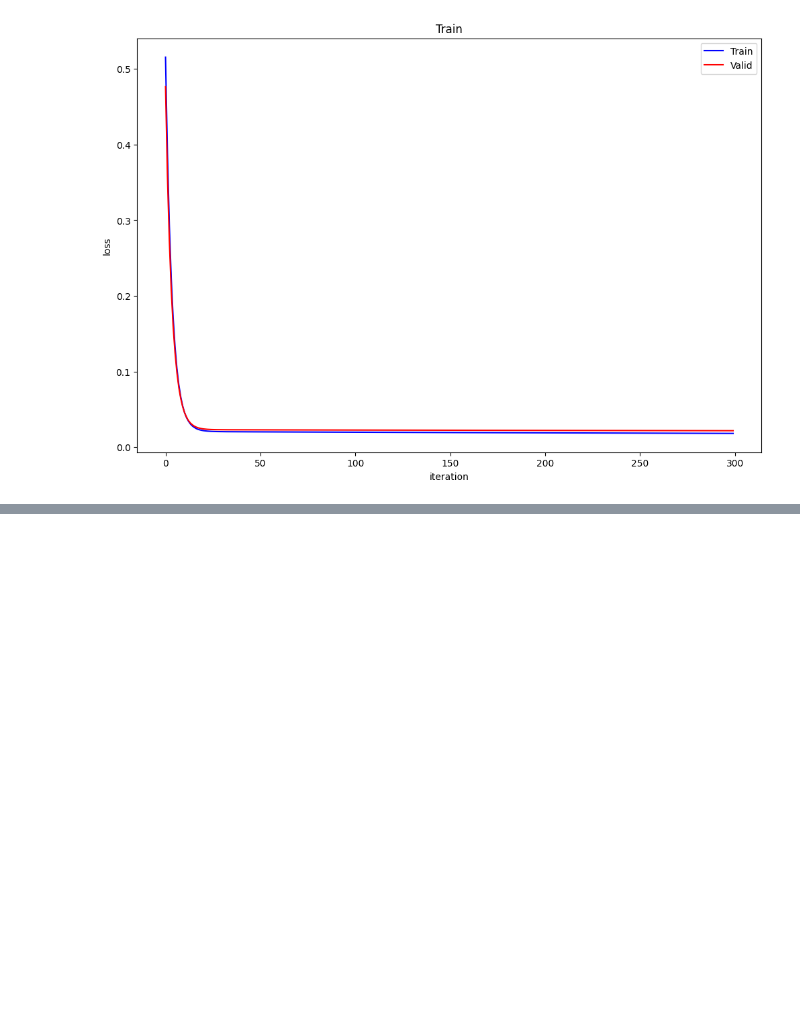
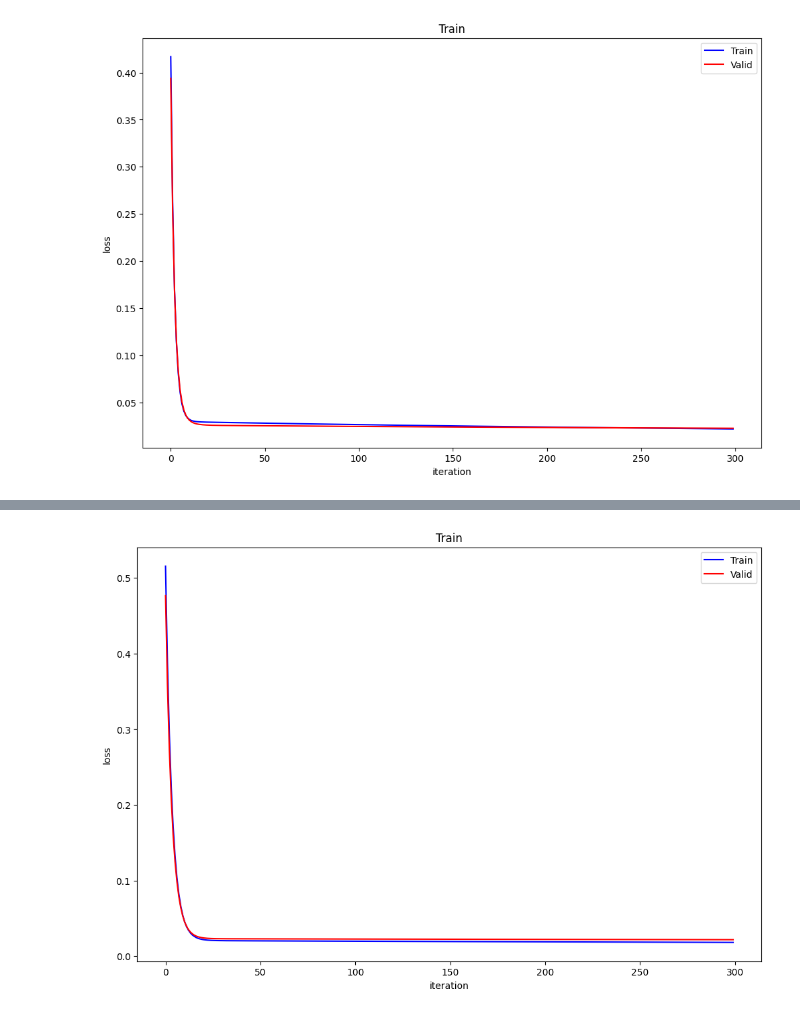
Before and after one commit to egd060708/machine-learning-experiment, a Jupyter notebook: experiment1/code/gradient.ipynb, the cells around one changed output, grey strips where cells are left out. Cells and saved outputs as stored; diff of their text form; code cells hidden in the pictures; blank space fills up the shorter version.

```diff
--- a/experiment1/code/gradient.ipynb
+++ b/experiment1/code/gradient.ipynb
@@ -140,31 +243,54 @@ mean_descent.getLoss_and_plot(iters)
 from sklearn.preprocessing import MinMaxScaler
 # student grade
 # # 选择把缺失的值填充为1
-# studata_train=pd.read_csv('../data/TrainSet.csv').fillna(0)
-# studata_test=pd.read_csv('../data/TestSet.csv').fillna(0)
+studata_train1=pd.read_csv('../data/TrainSet.csv').fillna(0)
+studata_test1=pd.read_csv('../data/TestSet.csv').fillna(0)
 # 选择忽略缺失的值
-studata_train=pd.read_csv('../data/TrainSet.csv').dropna()
-studata_test=pd.read_csv('../data/TestSet.csv').dropna()
+studata_train2=pd.read_csv('../data/TrainSet.csv').dropna()
+studata_test2=pd.read_csv('../data/TestSet.csv').dropna()
 
 # 这里实现了数据的归一化
-scaler=MinMaxScaler(feature_range=(0, 1))
-studata_train = pd.DataFrame(scaler.fit_transform(studata_train), columns=studata_train.columns)
-studata_test = pd.DataFrame(scaler.fit_transform(studata_test), columns=studata_test.columns)
+def normalize(train,test):
+    scaler=MinMaxScaler(feature_range=(0, 1))
+    train = pd.DataFrame(scaler.fit_transform(train), columns=train.columns)
+    test = pd.DataFrame(scaler.fit_transform(test), columns=test.columns)
+    return train, test
 
-# 首先排除标签数据把成绩数据提取出来
-x_train=studata_train.drop('Machine learning grade point',axis=1).values
-# 然后单独去取标签数据
-y_train=studata_train['Machine learning grade point'].values
-x_test=studata_test.drop('Machine learning grade point',axis=1).values
-y_test=studata_test['Machine learning grade point'].values
+train1, test1 = normalize(studata_train1, studata_test1)
+train2, test2 = normalize(studata_train1, studata_test1)
 
-y_train = y_train.reshape(len(y_train),1)
-y_test = y_test.reshape(len(y_test),1)#转化为1列
 
-stuScore_descent = Linear_gradient_descent(x_train,x_test,y_train,y_test,mean_squared_error,mean_squared_gradient)
+def data_fit(train,test):
+    # 首先排除标签数据把成绩数据提取出来
+    x_train=train.drop('Machine learning grade point',axis=1).values
+    # 然后单独去取标签数据
+    y_train=train['Machine learning grade point'].values
+    x_test=test.drop('Machine learning grade point',axis=1).values
+    y_test=test['Machine learning grade point'].values
+
+    y_train = y_train.reshape(len(y_train),1)
+    y_test = y_test.reshape(len(y_test),1)#转化为1列
+    return x_train, x_test, y_train, y_test
+
+train1, test1 = normalize(studata_train1, studata_test1)
+train2, test2 = normalize(studata_train2, studata_test2)
+x_train1, x_test1, y_train1, y_test1 = data_fit(train1, test1)
+x_train2, x_test2, y_train2, y_test2 = data_fit(train2, test2)
+
+# 对比不同的数据处理方式
+# nan填充成0
+stuScore_descent = Linear_gradient_descent(x_train1,x_test1,y_train1,y_test1,mean_squared_error,mean_squared_gradient)
 alpha = 0.0001
 iters = 300
 stuScore_descent.init_params(mode = "zero")
 stuScore_descent.descent(alpha,iters)
 stuScore_descent.getLoss_and_plot(iters)
+
+# nan数据直接忽略
+stuScore_descent = Linear_gradient_descent(x_train2,x_test2,y_train2,y_test2,mean_squared_error,mean_squared_gradient)
+alpha = 0.0001
+iters = 300
+stuScore_descent.init_params(mode = "zero")
+stuScore_descent.descent(alpha,iters)
+stuScore_descent.getLoss_and_plot(iters)
 # %% [output]
@@ -173 +299 @@ stuScore_descent.getLoss_and_plot(iters)
-[figure, old version]
+[figure, new version]
@@ -173,0 +302 @@ stuScore_descent.getLoss_and_plot(iters)
+[figure, added]
```
Also changed, not shown: parts of 2 cells of this notebook, 1 other file.
